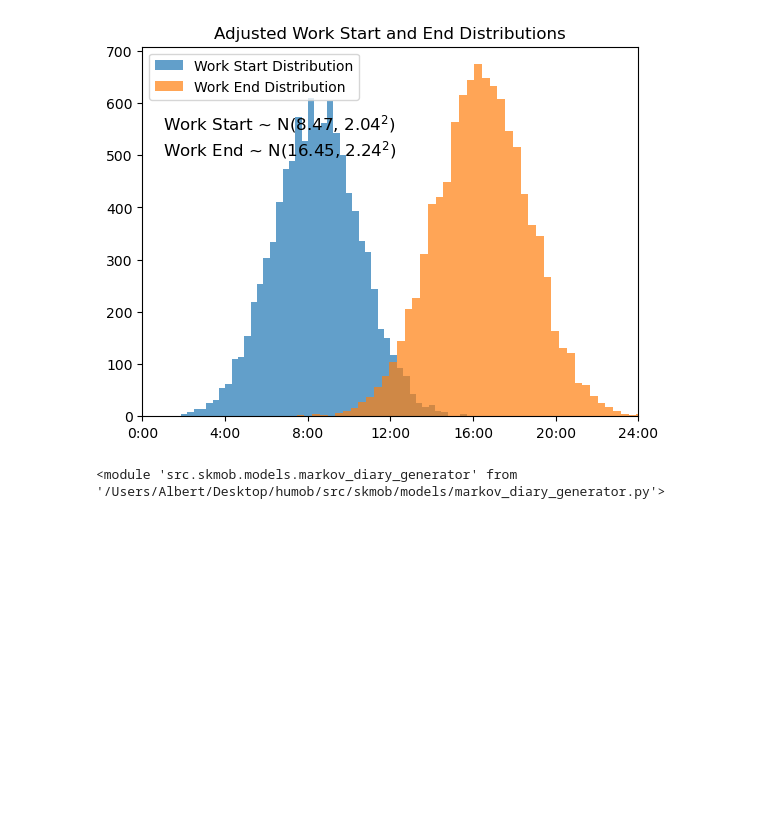
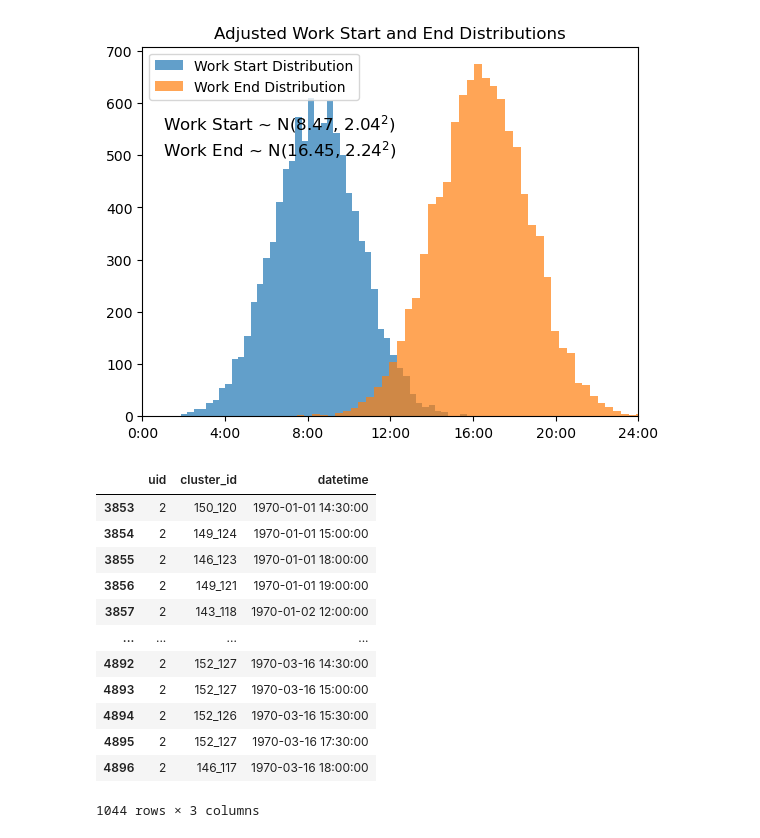
Before and after one commit to caoalbert/humob, a Jupyter notebook: stay_distribution.ipynb, the cells around one changed output. Drawn from its saved outputs; the diff is of its cells as text; code cells hidden in the pictures; blank space fills up the shorter version.

```diff
--- a/stay_distribution.ipynb
+++ b/stay_distribution.ipynb
@@ -68,4 +65,0 @@ from src.skmob.models import markov_diary_generator
-# %%
-markov_diary_generator
-# %% [output]
-<module 'src.skmob.models.markov_diary_generator' from '/Users/Albert/Desktop/humob/src/skmob/models/markov_diary_generator.py'>
@@ -71,0 +75,21 @@ markov_diary_generator
+# %%
+user2 = task1[task1['uid'] == 2]
+# %%
+user2['datetime'] = pd.to_datetime(user2['d'] * 24 * 60 * 60 + user2['t'] * 30 * 60, unit='s')
+user2['cluster_id'] = [str(x) + '_' + str(y) for x, y in zip(user2['x'], user2['y'])]
+traj_df = skmob.TrajDataFrame(user2[['uid','cluster_id','datetime']], datetime='datetime', user_id='user')
+traj_df
+# %% [output]
+|  | uid | cluster_id | datetime |
+| 3853 | 2 | 150_120 | 1970-01-01 14:30:00 |
+| 3854 | 2 | 149_124 | 1970-01-01 15:00:00 |
+| 3855 | 2 | 146_123 | 1970-01-01 18:00:00 |
+| 3856 | 2 | 149_121 | 1970-01-01 19:00:00 |
+| 3857 | 2 | 143_118 | 1970-01-02 12:00:00 |
+| ... | ... | ... | ... |
+| 4892 | 2 | 152_127 | 1970-03-16 14:30:00 |
+| 4893 | 2 | 152_127 | 1970-03-16 15:00:00 |
+| 4894 | 2 | 152_126 | 1970-03-16 15:30:00 |
+| 4895 | 2 | 152_127 | 1970-03-16 17:30:00 |
+| 4896 | 2 | 146_117 | 1970-03-16 18:00:00 |
+1044 rows × 3 columns
```
Also changed, not shown: parts of 4 cells of this notebook, 1 other file.
